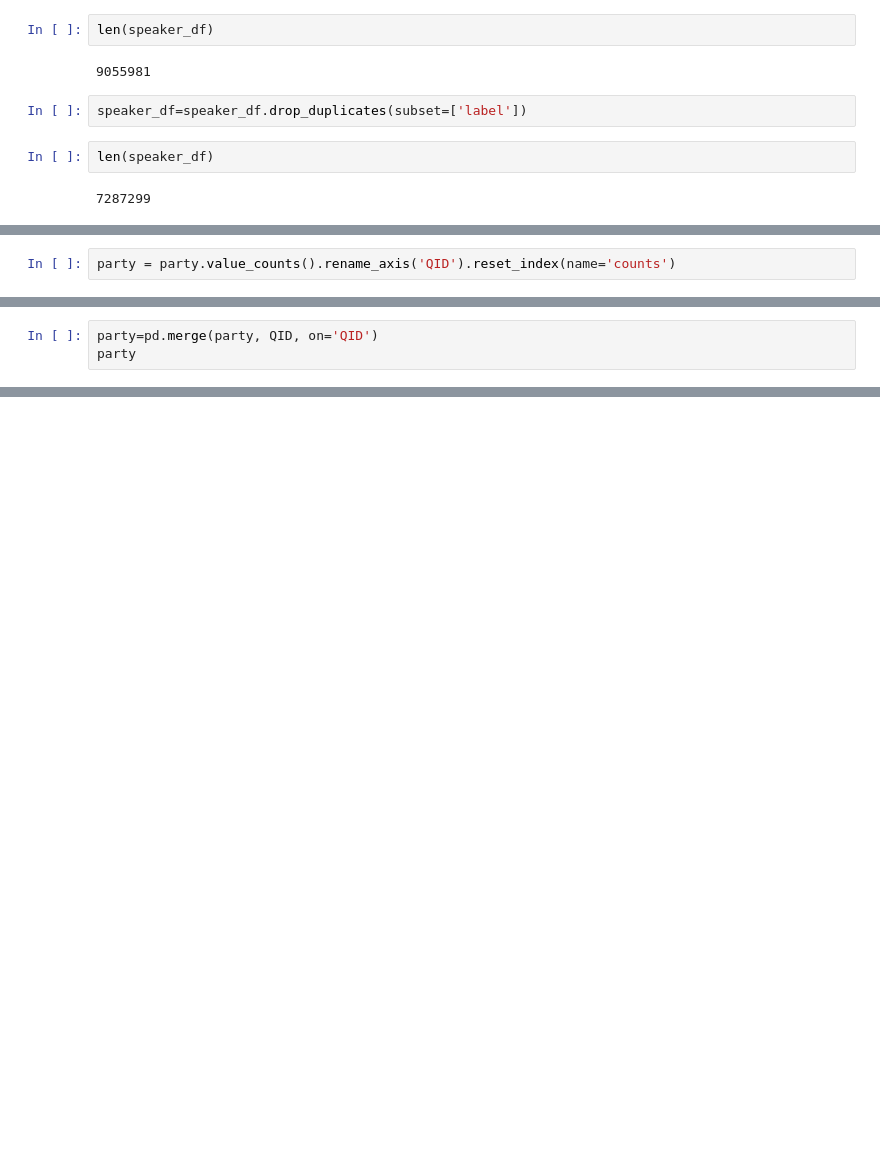
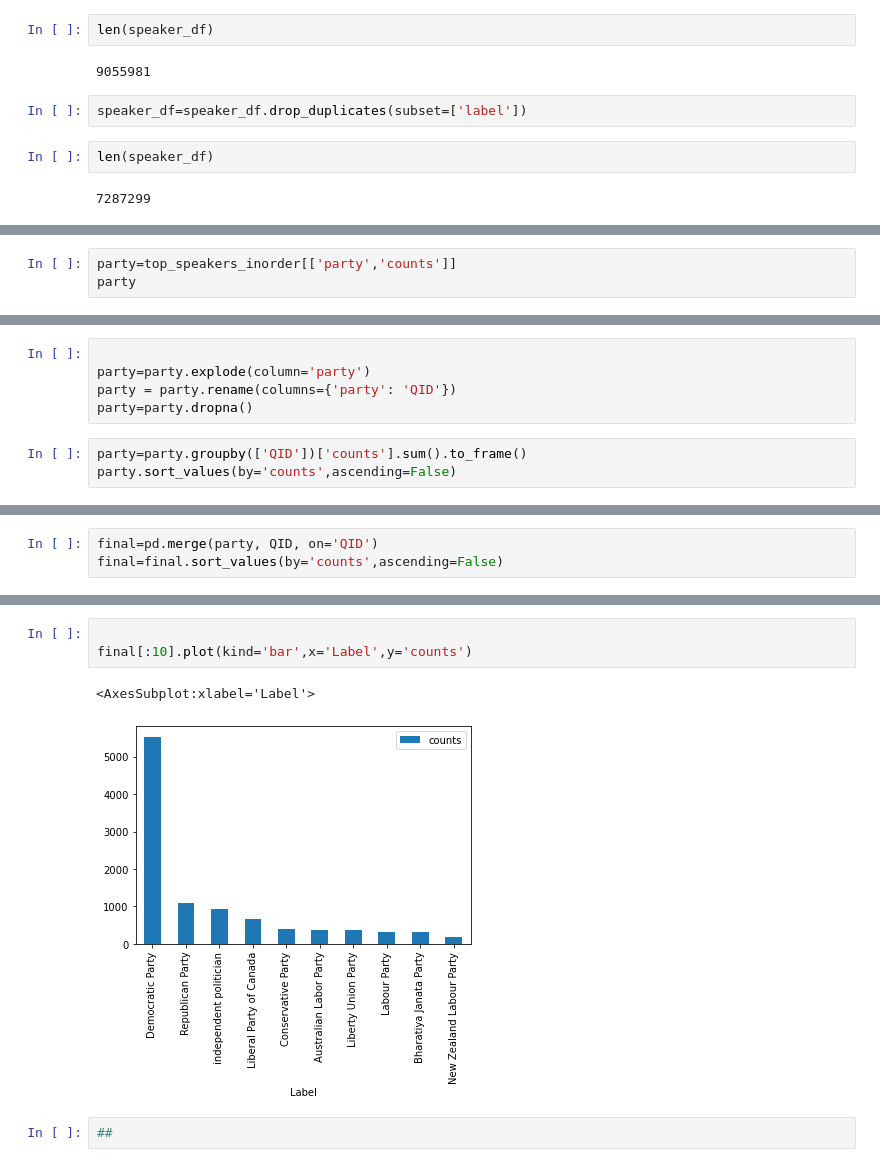
Before and after one commit to epfl-ada/ada-2021-project-ada-venturers, a Jupyter notebook: projet.ipynb, the cells around one changed output, grey strips where cells are left out. Saved outputs shown, nothing was run; the diff lists cells and outputs as text; blank space fills up the shorter version.

Commit message:
Most active parties and usa map plots

```diff
--- a/projet.ipynb
+++ b/projet.ipynb
@@ -94,0 +106,3 @@ party=party.explode(column='QID')
+# %%
+party=top_speakers_inorder[['party','counts']]
+party
@@ -95,2 +123,8 @@ party=party.explode(column='QID')
+# %%
+
+party=party.explode(column='party')
+party = party.rename(columns={'party': 'QID'})
+party=party.dropna()
 # %%
-party = party.value_counts().rename_axis('QID').reset_index(name='counts')
+party=party.groupby(['QID'])['counts'].sum().to_frame()
+party.sort_values(by='counts',ascending=False)
@@ -97,3 +146,3 @@ party = party.value_counts().rename_axis('QID').reset_index(name='counts')
 # %%
-party=pd.merge(party, QID, on='QID')
-party
+final=pd.merge(party, QID, on='QID')
+final=final.sort_values(by='counts',ascending=False)
@@ -113,0 +166,8 @@ party
+# %%
+
+final[:10].plot(kind='bar',x='Label',y='counts')
+# %% [output]
+<AxesSubplot:xlabel='Label'>
+[figure, added]
+# %%
+##
```
Also changed, not shown: parts of 28 cells of this notebook.
